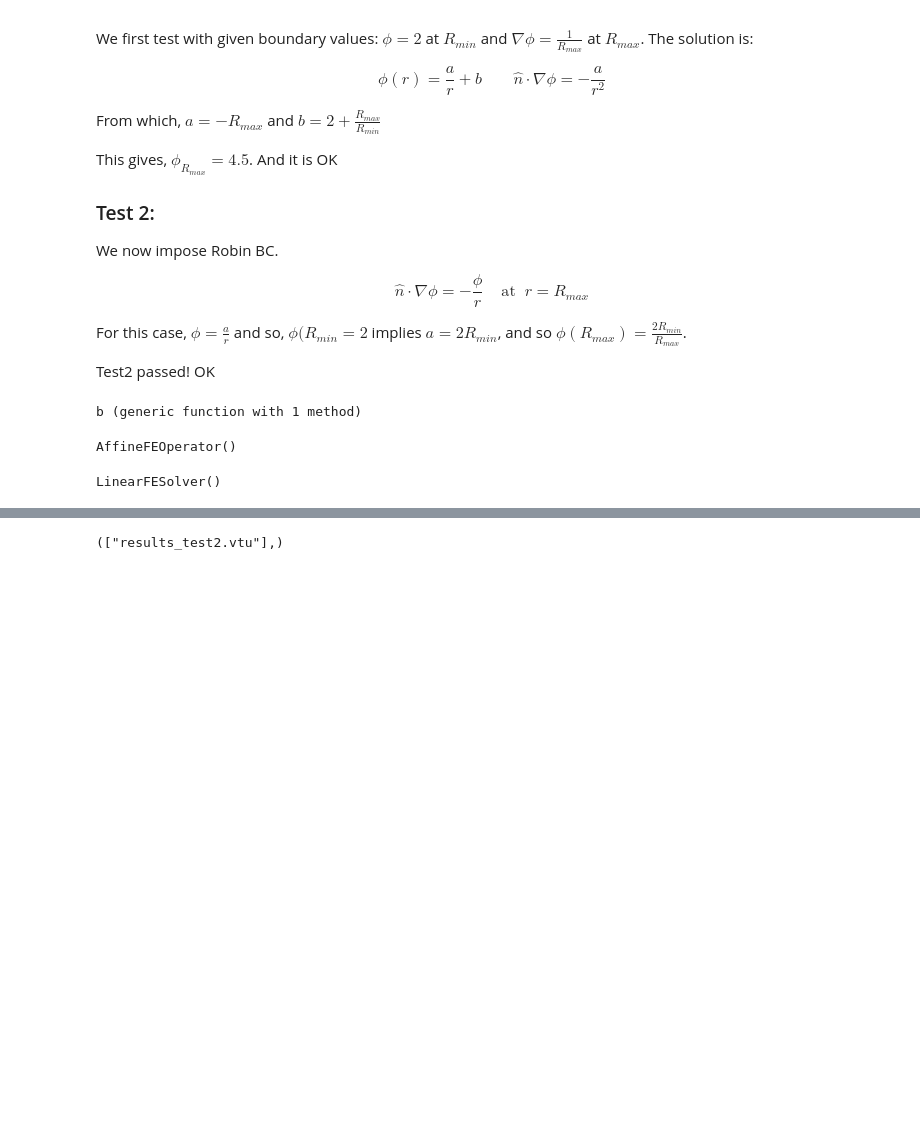
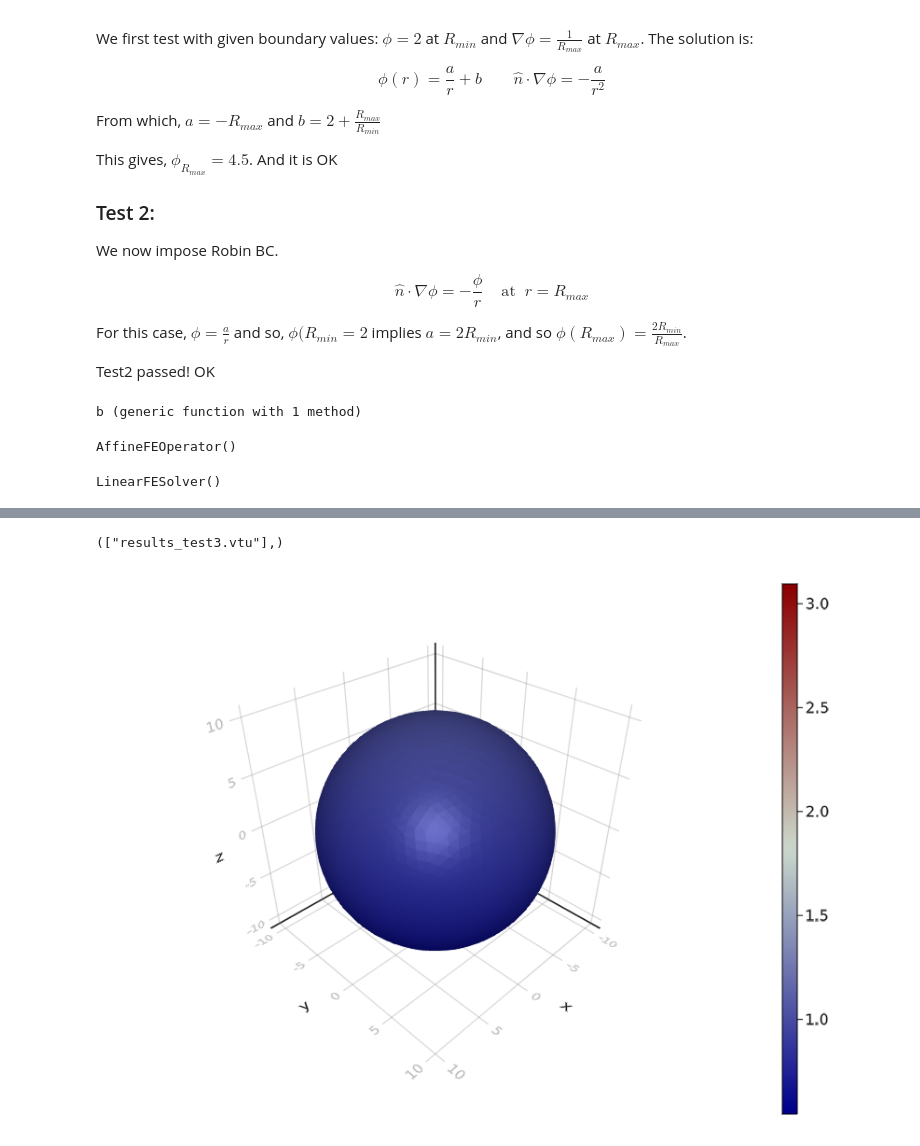
Before and after one commit to reula/Geometria, a Jupyter notebook: myPoisson.ipynb, the cells around one changed output, grey strips where cells are left out. Saved outputs shown, nothing was run; the diff lists cells and outputs as text; code cells hidden in the pictures; blank space fills up the shorter version.

```diff
--- a/myPoisson.ipynb
+++ b/myPoisson.ipynb
@@ -111,6 +134,15 @@ if test1
     writevtk(Ω,"results_test1",cellfields=["uh"=>uh])
 elseif test2
     writevtk(Ω,"results_test2",cellfields=["uh"=>uh])
+elseif test3
+    writevtk(Ω,"results_test3",cellfields=["uh"=>uh])
 end
 # %% [output]
-(["results_test2.vtu"],)
+(["results_test3.vtu"],)
+# %%
+fig, ax, plt = plot(Ω, uh, shading=true)
+Colorbar(fig[1,2], plt)
+#save("images/3d_Fig2.png", fig)
+fig
+# %% [output]
+[figure, added]
```
Also changed, not shown: parts of 11 cells of this notebook, 4 other files.
